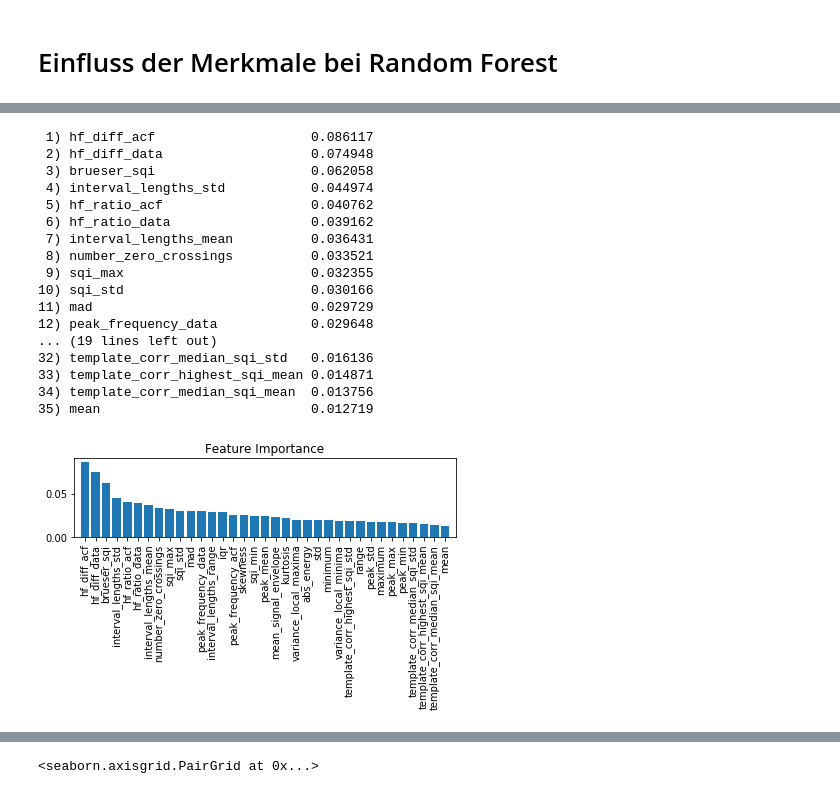
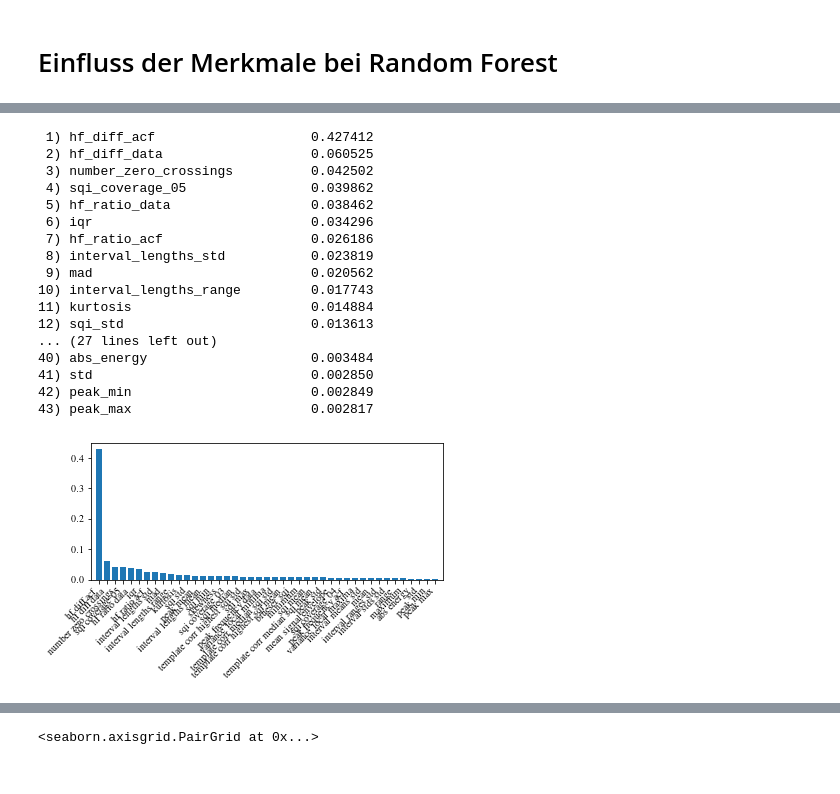
Before and after one commit to Zianor/Bachelorarbeit, a Jupyter notebook: Implementation/src/notebooks/own_features.ipynb, the cells around one changed output, grey strips where cells are left out. Cells and saved outputs as stored; diff of their text form; code cells hidden in the pictures.

```diff
--- a/Implementation/src/notebooks/own_features.ipynb
+++ b/Implementation/src/notebooks/own_features.ipynb
@@ -8,5 +8,9 @@ import utils
 from data_statistical_features import Segment, SegmentStatistical
 
 import os
+
+plt.rcParams.update(utils.get_plt_settings())
+
+save=True
 # %% [markdown]
 # Load Data
@@ -108,0 +94,5 @@ Test-Set:  0.6446175830157866
+# %%
+# forest_regr = RandomForestRegressor(random_state=1, n_jobs=-2, verbose=1)
+forest_regr = None
+
+rf_regr = OwnEstimatorRegression(forest_regr, path='rf_regr_2010.sav')
@@ -109,30 +140,30 @@ Test-Set:  0.6446175830157866
 # %%
-importances = forest.feature_importances_
+importances = rf_regr.clf.feature_importances_
 indices = np.argsort(importances)[::-1]
-for f in range(x_train.shape[1]):
-    print("%2d) %-*s %f" % (f + 1, 30, features.columns[indices[f]], importances[indices[f]]))
-plt.title('Feature Importance')
-plt.bar(range(x_train.shape[1]), importances[indices], align='center')
-plt.xticks(range(x_train.shape[1]), features.columns[indices], rotation=90)
-plt.xlim([-1, x_train.shape[1]])
+for f in range(len(rf_regr.features.columns)):
+    print("%2d) %-*s %f" % (f + 1, 30, rf_regr.features.columns[indices[f]], importances[indices[f]]))
+plt.figure(figsize=utils.get_plt_big_size())
+plt.bar(range(len(rf_regr.features.columns)), importances[indices], align='center')
+plt.xticks(range(len(rf_regr.features.columns)), [name.replace("_", " ") for name in rf_regr.features.columns[indices]], rotation=45, ha="right")
+plt.xlim([-1, len(rf_regr.features.columns)])
 plt.tight_layout()
 plt.show()
 # %% [output]
- 1) hf_diff_acf                    0.086117
- 2) hf_diff_data                   0.074948
- 3) brueser_sqi                    0.062058
- 4) interval_lengths_std           0.044974
- 5) hf_ratio_acf                   0.040762
- 6) hf_ratio_data                  0.039162
- 7) interval_lengths_mean          0.036431
- 8) number_zero_crossings          0.033521
- 9) sqi_max                        0.032355
-10) sqi_std                        0.030166
-11) mad                            0.029729
-12) peak_frequency_data            0.029648
-... (19 lines left out)
-32) template_corr_median_sqi_std   0.016136
-33) template_corr_highest_sqi_mean 0.014871
-34) template_corr_median_sqi_mean  0.013756
-35) mean                           0.012719
+ 1) hf_diff_acf                    0.427412
+ 2) hf_diff_data                   0.060525
+ 3) number_zero_crossings          0.042502
+ 4) sqi_coverage_05                0.039862
+ 5) hf_ratio_data                  0.038462
+ 6) iqr                            0.034296
+ 7) hf_ratio_acf                   0.026186
+ 8) interval_lengths_std           0.023819
+ 9) mad                            0.020562
+10) interval_lengths_range         0.017743
+11) kurtosis                       0.014884
+12) sqi_std                        0.013613
+... (27 lines left out)
+40) abs_energy                     0.003484
+41) std                            0.002850
+42) peak_min                       0.002849
+43) peak_max                       0.002817
-[figure, old version]
+[figure, new version]
```
Also changed, not shown: parts of 23 cells of this notebook.
